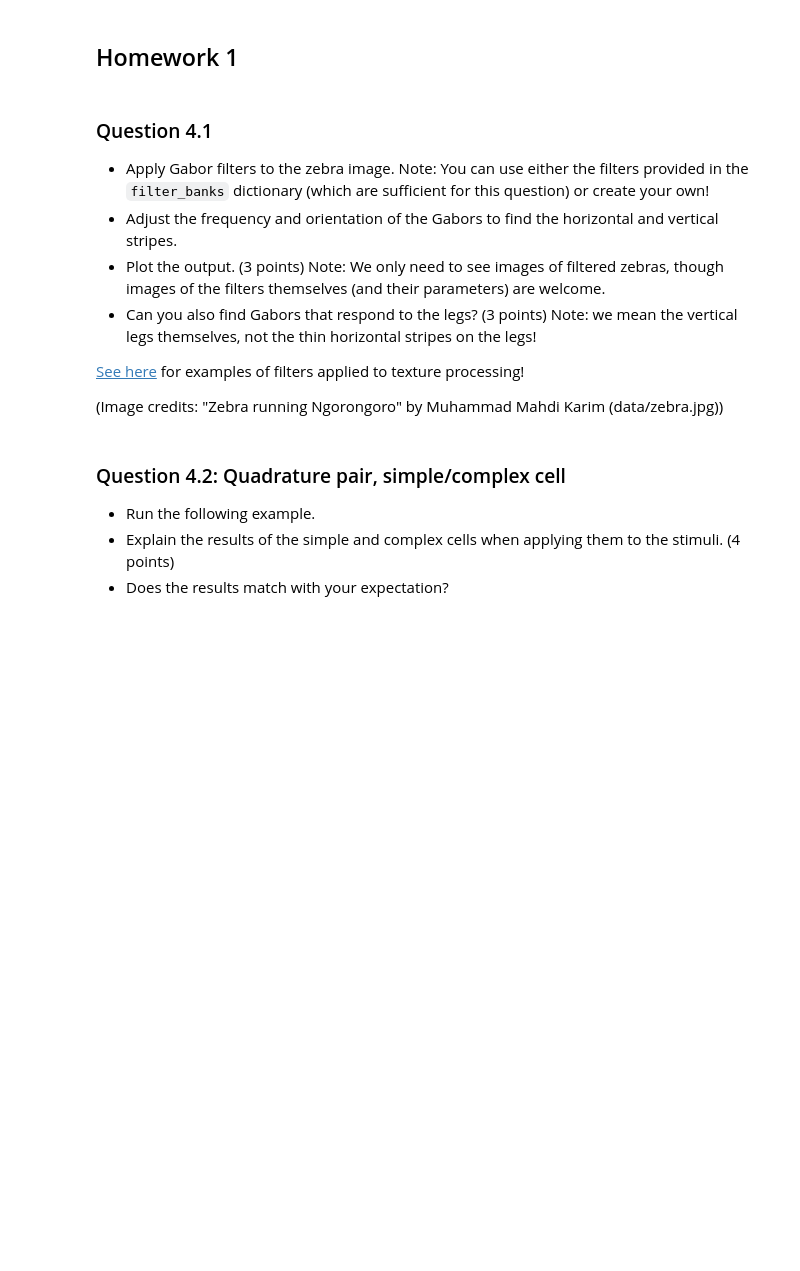
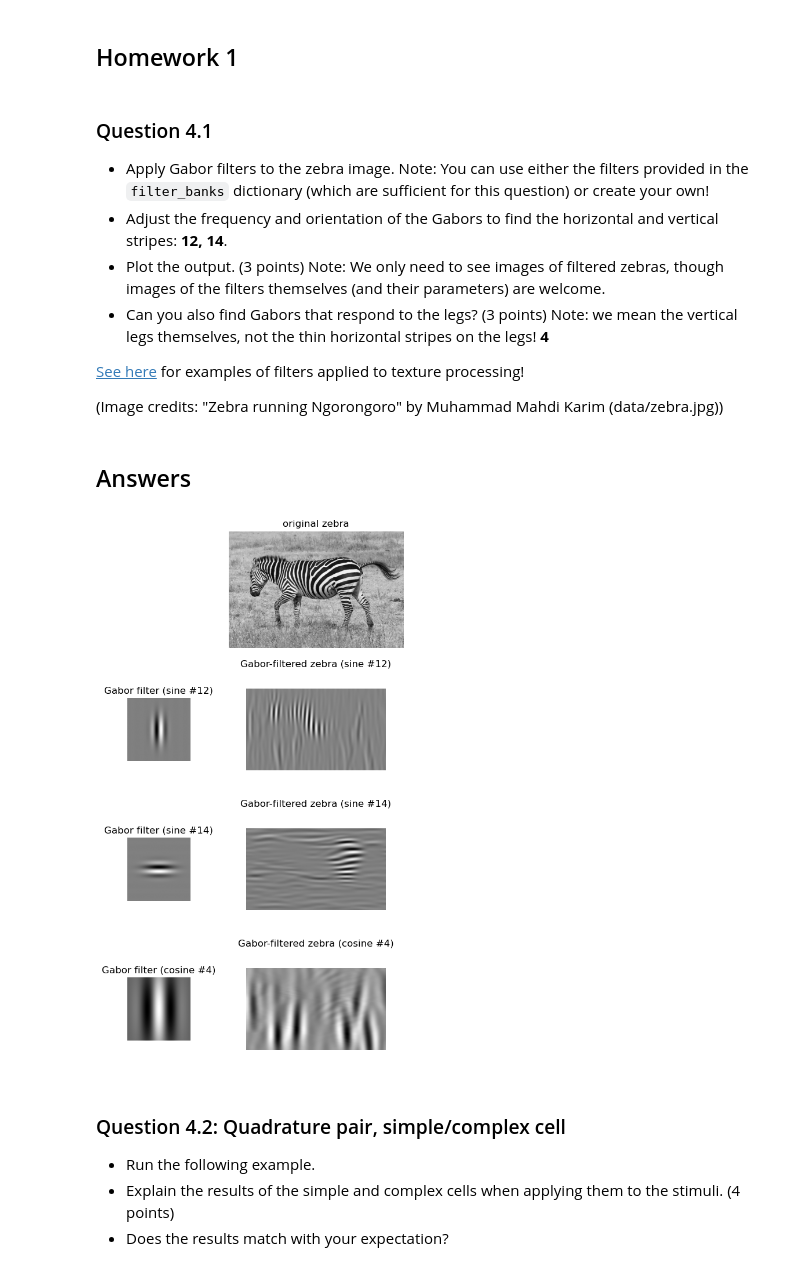
Before and after one commit to shivChitinous/ProbabilisticModelsOfVisualCognition2025FA, a Jupyter notebook: homework_1/image_filters.ipynb, the cells around one changed output. Cells and saved outputs as stored; diff of their text form; code cells hidden in the pictures; blank space fills up the shorter version.

```diff
--- a/homework_1/image_filters.ipynb
+++ b/homework_1/image_filters.ipynb
@@ -235,9 +246,9 @@ plot_gaussian_and_derivatives()
 ### Question 4.1
 
 - Apply Gabor filters to the zebra image. Note: You can use either the filters provided in the `filter_banks` dictionary (which are sufficient for this question) or create your own!
-- Adjust the frequency and orientation of the Gabors to find the horizontal and vertical stripes.
+- Adjust the frequency and orientation of the Gabors to find the horizontal and vertical stripes: **12, 14**.
 - Plot the output. (3 points) Note: We only need to see images of filtered zebras, though images of the filters themselves (and their parameters) are welcome.
-- Can you also find Gabors that respond to the legs? (3 points) Note: we mean the vertical legs themselves, not the thin horizontal stripes on the legs!
+- Can you also find Gabors that respond to the legs? (3 points) Note: we mean the vertical legs themselves, not the thin horizontal stripes on the legs! **4**
 
 [See here](https://scikit-image.org/docs/dev/auto_examples/features_detection/plot_gabor.html) for examples of filters applied to texture processing!
 
@@ -260,3 +256,36 @@ apply_gabor_to_zebra(gabor=filter_banks["sine"][5])
+# %% [markdown]
+## Answers
+# %%
+plotdir = "plots/"
+# %%
+def apply_gabors_to_zebra(type: Iterable[str] = ("sine","sine","sine","cosine"), indices: Iterable[int] = (2, 6, 10, 14)):
+    zebra = rgb2gray(plt.imread("data/zebra.jpg"))
+
+    fig, ax = plt.subplots(len(indices)+1, 2, figsize=(7, 3*(len(indices)+1)), gridspec_kw={'width_ratios': [1, 4], 'wspace': 0})
+    ax[0,1].imshow(zebra, cmap='gray')
+    ax[0,1].axis("off")
+    ax[0,1].set_title("original zebra")
+    ax[0,0].axis("off")
+
+    for t,i in enumerate(indices):
+        gabor = filter_banks[type[t]][i]
+        ax[t+1,0].imshow(gabor)
+        ax[t+1,0].set_title(f"Gabor filter ({type[t]} #{i})")
+
+
+        gabor_filtered_zebra = convolve2d(zebra, gabor, mode="valid")  # Will take about one minute
+        ax[t+1,1].imshow(gabor_filtered_zebra, cmap='gray')
+        ax[t+1,1].set_title(f"Gabor-filtered zebra ({type[t]} #{i})")
+
+        ax[t+1,0].axis("off")
+        ax[t+1,1].axis("off")
+        ax[t+1,1].set_xlim(0 - (zebra.shape[1]-gabor_filtered_zebra.shape[1])/2, gabor_filtered_zebra.shape[1] + (zebra.shape[1]-gabor_filtered_zebra.shape[1])/2)
+        ax[t+1,1].set_ylim(gabor_filtered_zebra.shape[0] + (zebra.shape[0]-gabor_filtered_zebra.shape[0])/2, 0 - (zebra.shape[0]-gabor_filtered_zebra.shape[0])/2)
+# %%
+apply_gabors_to_zebra(type=["sine","sine","cosine"], indices=(12,14,4))
+plt.savefig(plotdir+"gabor_filtered_zebra.png", dpi=300, bbox_inches='tight')
+# %% [output]
+[figure, added]
 # %% [markdown]
 ### Question 4.2: Quadrature pair, simple/complex cell
 
```
Also changed, not shown: parts of 17 cells of this notebook, 1 other file.
